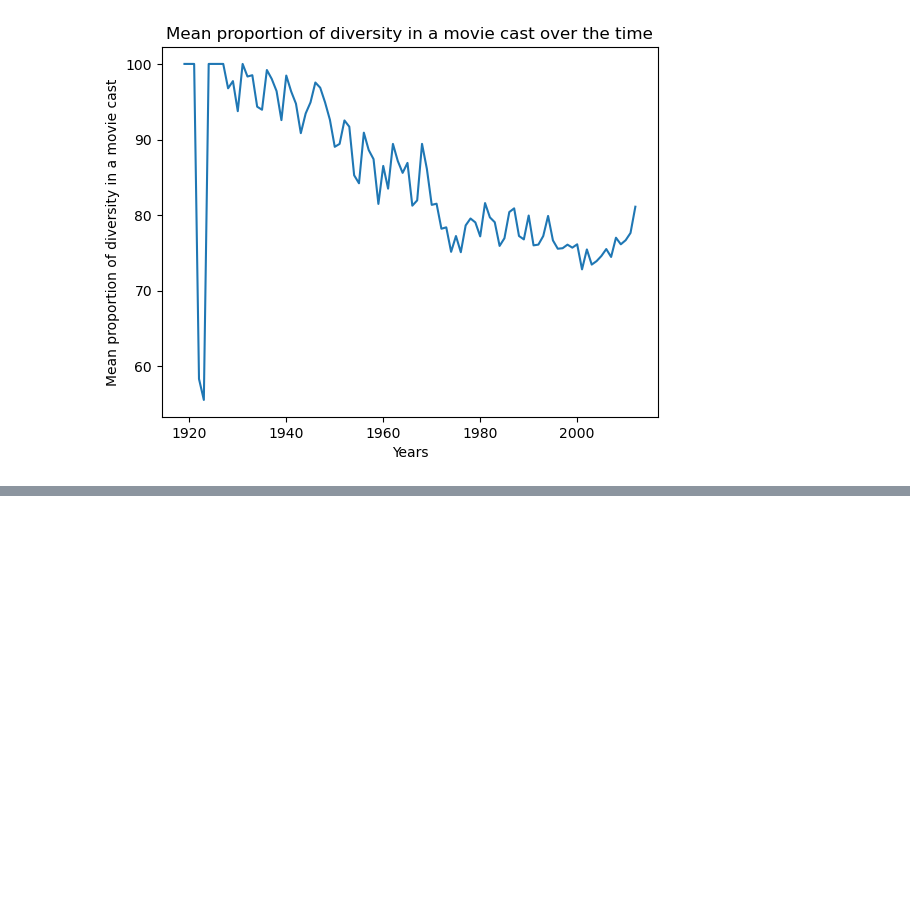
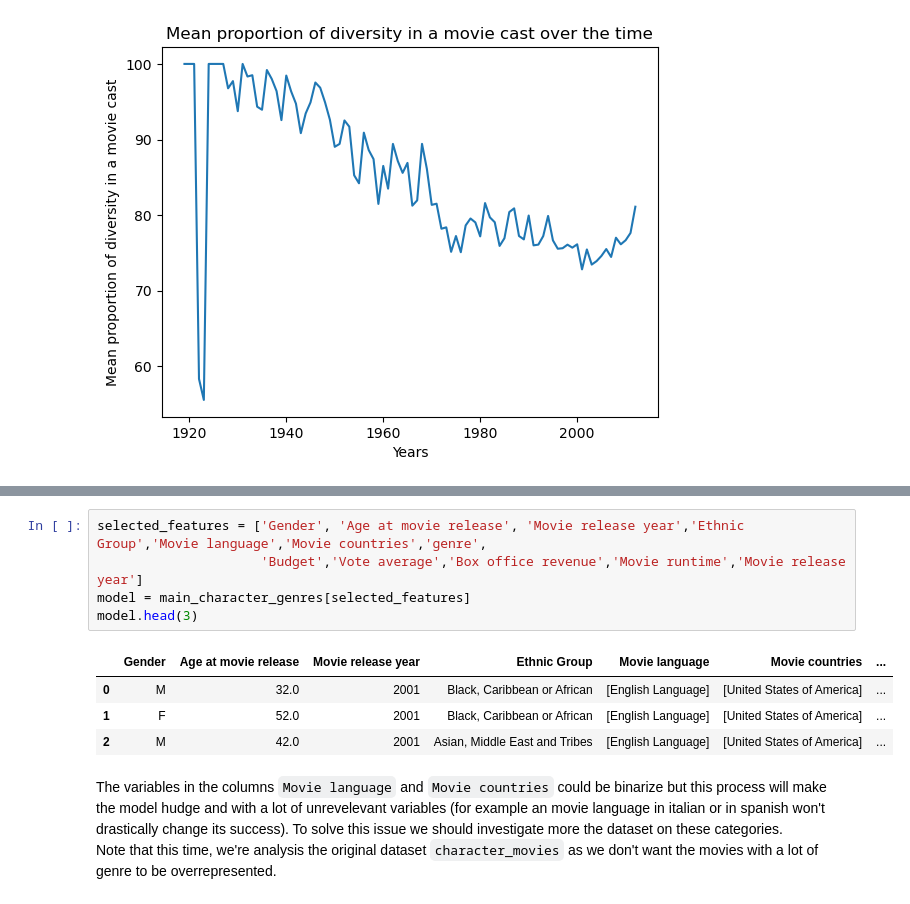
Before and after one commit to epfl-ada/ada-2023-project-draco, a Jupyter notebook: Milestone_2.ipynb, the cells around one changed output, grey strips where cells are left out. Drawn from its saved outputs; the diff is of its cells as text; blank space fills up the shorter version.

Commit message:
Started causal analysis

```diff
--- a/Milestone_2.ipynb
+++ b/Milestone_2.ipynb
@@ -1141,0 +1191,13 @@ Text(0, 0.5, 'Mean proportion of diversity in a movie cast')
+# %%
+selected_features = ['Gender', 'Age at movie release', 'Movie release year','Ethnic Group','Movie language','Movie countries','genre',
+                     'Budget','Vote average','Box office revenue','Movie runtime','Movie release year']
+model = main_character_genres[selected_features]
+model.head(3)
+# %% [output]
+|  | Gender | Age at movie release | Movie release year | Ethnic Group | Movie language | Movie countries | ... |
+| 0 | M | 32.0 | 2001 | Black, Caribbean or African | [English Language] | [United States of America] | ... |
+| 1 | F | 52.0 | 2001 | Black, Caribbean or African | [English Language] | [United States of America] | ... |
+| 2 | M | 42.0 | 2001 | Asian, Middle East and Tribes | [English Language] | [United States of America] | ... |
+# %% [markdown]
+The variables in the columns `Movie language` and `Movie countries` could be binarize but this process will make the model hudge and with a lot of unrevelevant variables (for example an movie language in italian or in spanish won't drastically change its success). To solve this issue we should investigate more the dataset on these categories. <br>
+Note that this time, we're analysis the original dataset `character_movies` as we don't want the movies with a lot of genre to be overrepresented.
```
Also changed, not shown: parts of 21 cells of this notebook.
